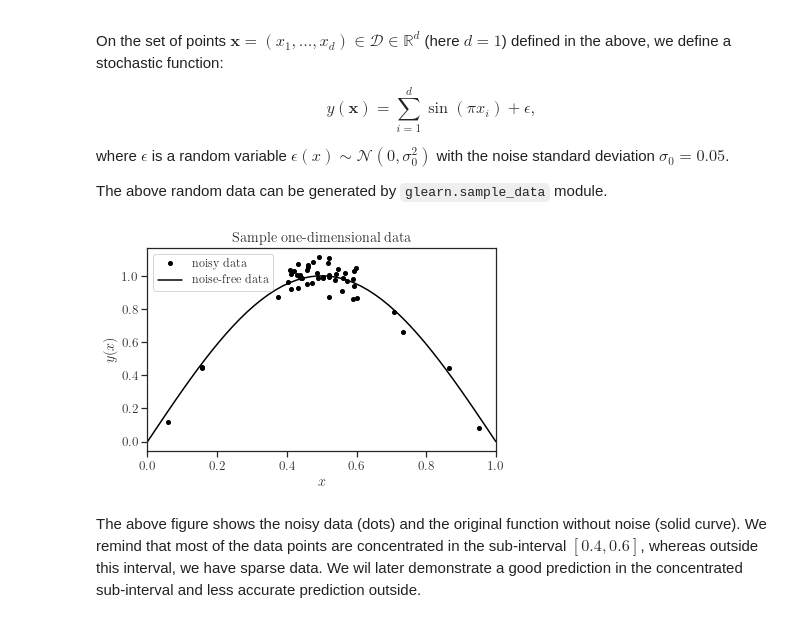
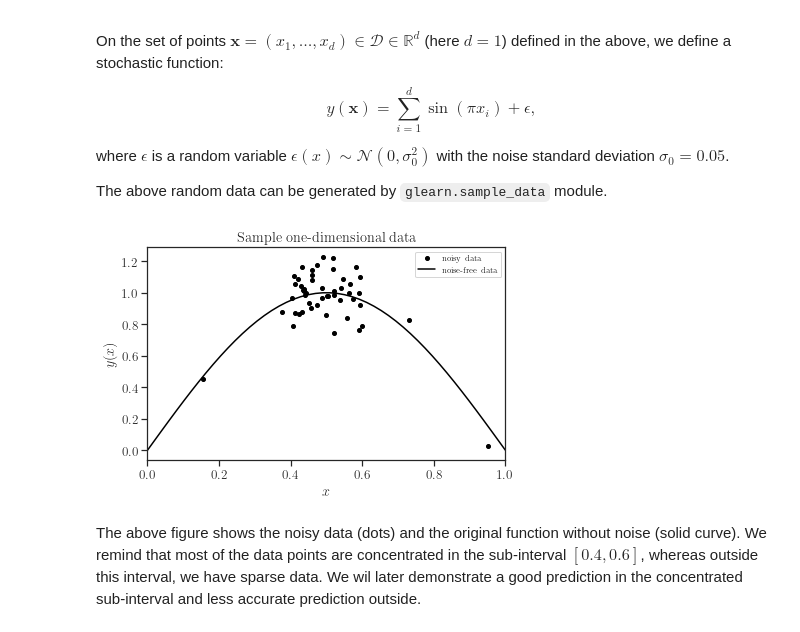
Before and after one commit to ameli/glearn, a Jupyter notebook: docs/source/notebooks/quick_start.ipynb, the cells around one changed output. Saved outputs shown, nothing was run; the diff lists cells and outputs as text; code cells hidden in the pictures.

```diff
--- a/docs/source/notebooks/quick_start.ipynb
+++ b/docs/source/notebooks/quick_start.ipynb
@@ -32,7 +32,7 @@ For simplicity,such set of points can be screated using ``glearn.sample_data`` m
 from glearn import sample_data
 x = sample_data.generate_points(num_points=50, dimension=1,
                                 grid=False,a=0.4, b=0.6,
-                                contrast=0.8, seed=42)
+                                contrast=0.9, seed=42)
 # %% [markdown]
 ### Generate Noisy Data
 
@@ -44,9 +44,9 @@ where $\epsilon$ is a random variable $\epsilon(x) \sim \mathcal{N}(0, \sigma_0^
 
 The above random data can be generated by ``glearn.sample_data`` module.
 # %%
-y_noisy = sample_data.generate_data(x, noise_magnitude=0.05, plot=True)
+y_noisy = sample_data.generate_data(x, noise_magnitude=0.1, plot=True)
 # %% [output]
-[figure, old version]
+[figure, new version]
 # %% [markdown]
 The above figure shows the noisy data (dots) and the original function without noise (solid curve). We remind that most of the data points are concentrated in the sub-interval $[0.4, 0.6]$, whereas outside this interval, we have sparse data. We wil later demonstrate a good prediction in the concentrated sub-interval and less accurate prediction outside.
 # %% [markdown]
```
Also changed, not shown: parts of 9 cells of this notebook, 37 other files.
